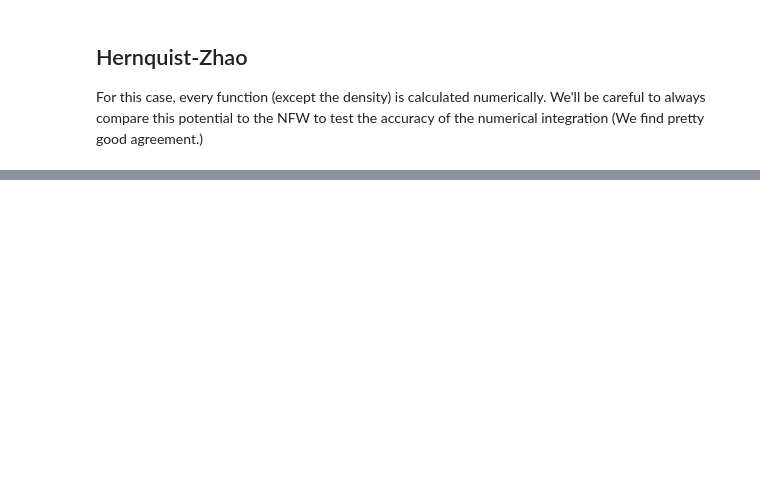
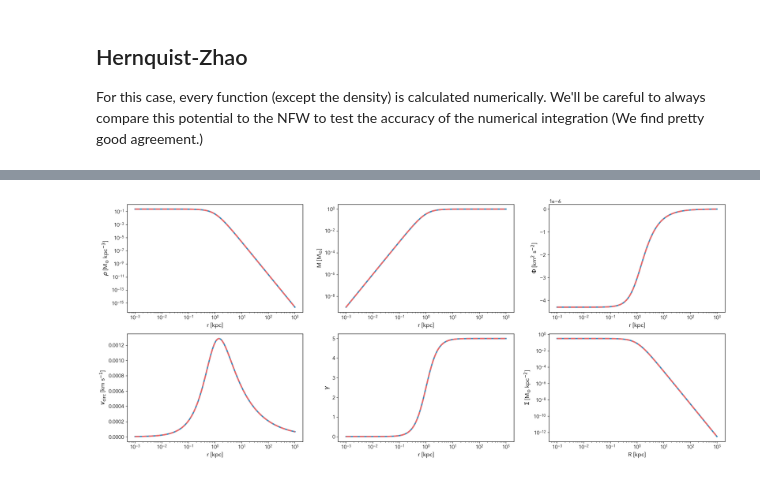
Before and after one commit to jguerra-astro/dynamicall, a Jupyter notebook: docs/notebooks/tutorial_potential.ipynb, the cells around one changed output, grey strips where cells are left out. Saved outputs shown, nothing was run; the diff lists cells and outputs as text; code cells hidden in the pictures; blank space fills up the shorter version.

```diff
--- a/docs/notebooks/tutorial_potential.ipynb
+++ b/docs/notebooks/tutorial_potential.ipynb
@@ -286,0 +302,81 @@ ax.set(
+# %%
+class CustomPot(JaxPotential):
+    def __init__(self,M,a):
+
+        self.M = M
+        self.a = a
+        self.params = {'M':M,'a':a}
+
+    def density(self,r):
+        return CustomPot._density(r,self.params)
+
+    def _density(r,params):
+        q = r / params['a']
+        coeff = 3 * params['M'] / (4 * jnp.pi * params['a']**3)
+
+        return coeff * (1 + q**2) ** (-5 / 2)
+# %%
+test_Plummer = CustomPot(1.0,1.0)
+plum = models.Plummer(1.0,1.0)
+# %%
+r = jnp.logspace(-3,3,100)
+# theta = (jnp.linspace(0,2,100)*u.deg).to(u.rad).value
+fig,ax = plt.subplots(nrows=2,ncols=3,figsize=(25,10))
+ax = ax.flatten()
+ax[0].plot(r,test_Plummer.density(r),lw=3)
+ax[1].plot(r,jax.vmap(test_Plummer.mass)(r),lw=3)
+# ax[1].plot(r,test_Plummer.mass(r))
+# ax[1].plot(r,jax.vmap(test_Plummer.mass)(r))
+ax[2].plot(r,jax.vmap(test_Plummer.potential)(r),lw=3)
+ax[3].plot(r,jax.vmap(test_Plummer.v_circ)(r),lw=3)
+ax[4].plot(r,jax.vmap(test_Plummer.gamma)(r),lw=3) # Note the vmap here cause autograd takes a scalar and returns a scalar
+ax[5].plot(r,jax.vmap(test_Plummer.project)(r),lw=3)
+# ax[4].plot(r,test_Plummer.gamma(r))
+
+
+ax[0].plot(r,plum.density(r),linestyle='--',lw=3)
+
+ax[1].plot(r,plum.mass(r),linestyle='--',lw=3)
+
+ax[2].plot(r,plum.potential(r),linestyle='--',lw=3)
+ax[3].plot(r,jax.vmap(plum.v_circ)(r),linestyle='--',lw=3)
+ax[4].plot(r,jax.vmap(plum.gamma)(r),linestyle='--',lw=3) # Note the vmap here cause autograd takes a scalar and returns a scalar
+ax[5].plot(r,jax.vmap(plum.project)(r),linestyle='--',lw=3)
+ax[0].set(
+    xscale = 'log',
+    yscale = 'log',
+    xlabel = 'r [kpc]',
+    ylabel =r'$\rho$ [M$_{\odot}$ kpc$^{-3}$]',
+);
+
+ax[1].set(
+    xscale = 'log',
+    yscale = 'log',
+    xlabel = 'r [kpc]',
+    ylabel =r'M [M$_{\odot}$]',
+);
+ax[2].set(
+    xscale = 'log',
+    # yscale = 'log',
+    xlabel = 'r [kpc]',
+    ylabel =r'$\Phi$ [km$^2$ s$^{-2}$]',
+);
+ax[3].set(
+    xscale = 'log',
+    # yscale = 'log',
+    xlabel = 'r [kpc]',
+    ylabel =r'$v_{\rm circ}$ [km s$^{-1}$]',
+);
+ax[4].set(
+    xscale = 'log',
+    xlabel = 'r [kpc]',
+    ylabel =r'$\gamma$',
+)
+ax[5].set(
+    xscale = 'log',
+    yscale = 'log',
+    xlabel = 'R [kpc]',
+    ylabel =r'$\Sigma$ [M$_{\odot}$ kpc$^{-2}$]',
+);
+# %% [output]
+[figure, added]
```
Also changed, not shown: parts of 7 cells of this notebook, 5 other files.
